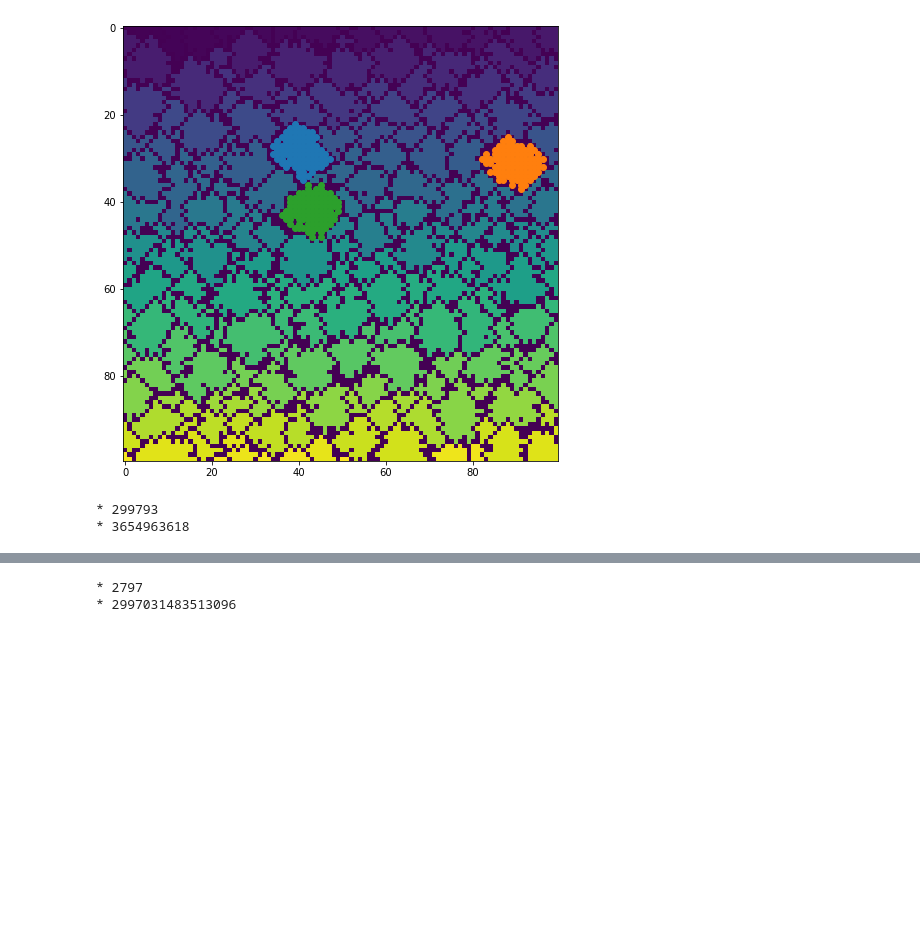
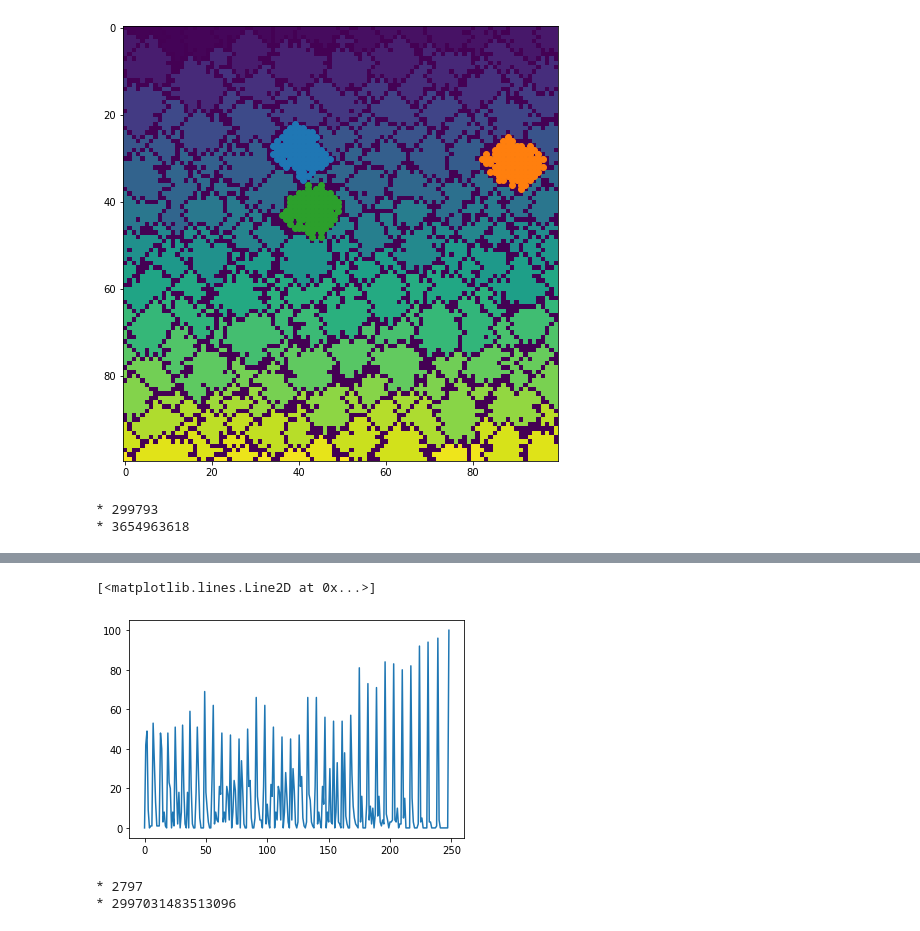
Before and after one commit to xtotdam/adventofcode2021, a Jupyter notebook: AoC 2021.ipynb, the cells around one changed output, grey strips where cells are left out. Cells and saved outputs as stored; diff of their text form; code cells hidden in the pictures; blank space fills up the shorter version.

```diff
--- a/AoC 2021.ipynb
+++ b/AoC 2021.ipynb
@@ -552,28 +552,59 @@ src = '''5483143223
 # 19191
 # 19991
 # 11111'''.split('\n')
+src = readlines(11)
 
 src = np.array([list(line) for line in src], dtype=int)
 
 from itertools import product
 
 src = np.pad(src, ((1,1),(1,1)), constant_values=0)
-flashes = np.zeros_like(src)
 flashes_cnt = 0
-steps = 10
-for step in range(steps):
+step = 0
+
+border_mask = np.zeros_like(src)
+border_mask[1:-1,1:-1] = 1
+
+flashes_per_step = list()
+while True:
+    step += 1
+#     print(src[1:-1,1:-1])
     src += 1
 
-    while np.argwhere(src >= 10).shape[0]:
-        tens = np.argwhere(src == 10)
+    flashes = np.zeros_like(src)
+    while True:
+        tens = np.argwhere((src >= 10) & (flashes == 0))
+        if tens.shape[0] == 0:
+            break
+
+        charge = np.zeros_like(src)
         for x,y in tens:
-            flashes[x-1:x+2, y-1:y+2] += 1
+            charge[x-1:x+2,y-1:y+2] += 1
+            src[x,y] = 0
+            flashes[x,y] = 1
 
-        src += flashes
-        flashes_cnt += np.argwhere(src >= 10).shape[0]
-        src[src >= 10] = 0
+        src += charge
 
-    print(step, '\n', src[1:-1,1:-1])
-    src[0,:] = src[-1,:] = src[:,0] = src[:,-1] = 0
-print(flashes_cnt)
+#         print('src\n', src)
+#         print('charge\n', charge)
+#         print('flashes\n', flashes)
+    src *= (1 - flashes)
+    src *= border_mask
+
+    totalflashes = flashes.sum()
+    flashes_cnt += totalflashes
+    if step == 100:
+        print('*', flashes_cnt)
+
+    flashes_per_step.append(totalflashes)
+
+    if totalflashes == 100:
+        print('*', step)
+        break
+
+#     print(step+1, '-'*15)
+
+print(src[1:-1,1:-1])
+
+plt.plot(flashes_per_step)
 # %% [output]
@@ -597,3 +623,5 @@ print(flashes_cnt)
+[<matplotlib.lines.Line2D at 0x...>]
+[figure, added]
 # %%
 # 14
 src = '''NNCB
```
Also changed, not shown: parts of 3 cells of this notebook, 1 other file.
